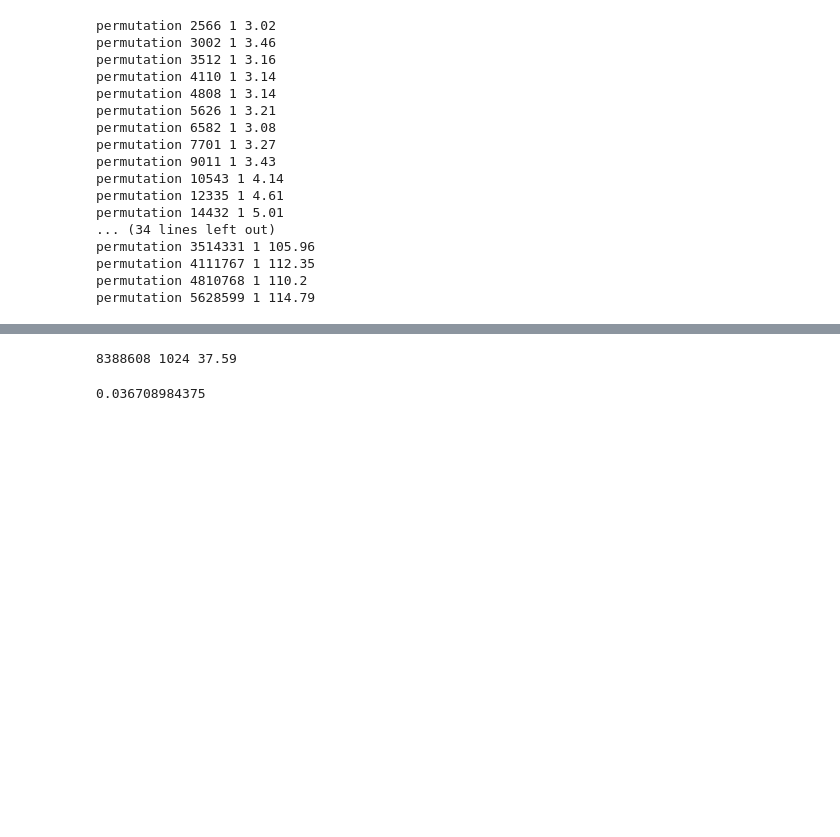
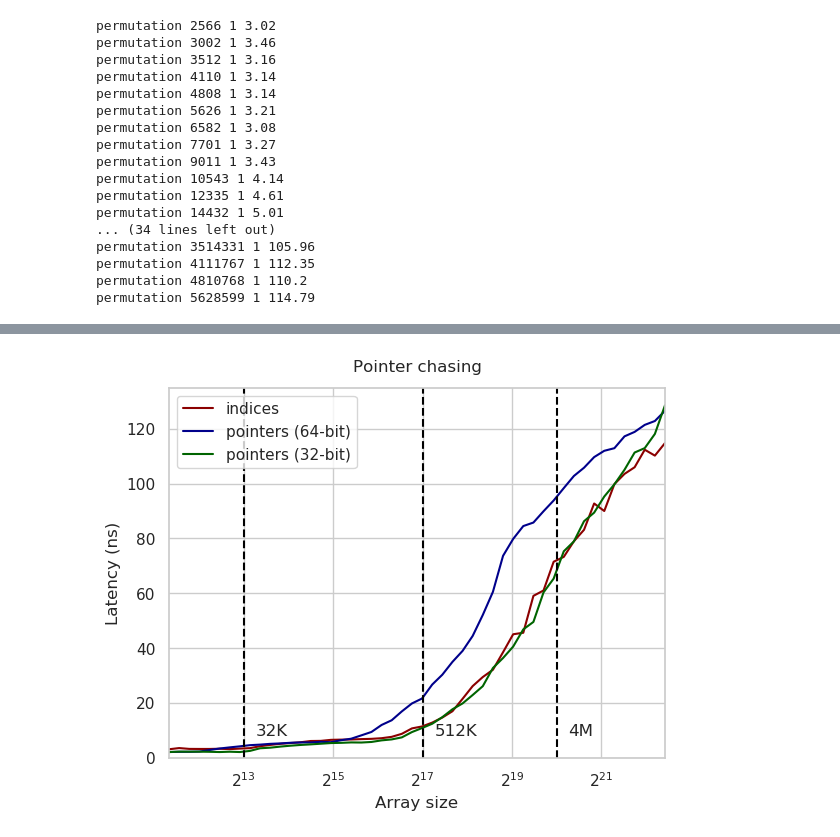
Before and after one commit to sslotin/amh-code, a Jupyter notebook: cpu-cache/plot.ipynb, the cells around one changed output, grey strips where cells are left out. Saved outputs shown, nothing was run; the diff lists cells and outputs as text; code cells hidden in the pictures; blank space fills up the shorter version.

```diff
--- a/cpu-cache/plot.ipynb
+++ b/cpu-cache/plot.ipynb
@@ -245,0 +325,2 @@ permutation 5628599 1 114.79
+# %%
+p32 = [bench('permutation-pointers', n, mode='-m32') for n in ns]
@@ -255,12 +404,7 @@ plot('while (true) k = p[k]', 'Increments per second ($10^9$)', 'permutation-lat
-# %%
-def f(n, d):
-    return bench(n, d) / d
-
-#t = [f(2**12 * 2**k, 2**k) for k in range(15)]
-#t
-
-page = 2**10
-f(2**13 * page, page)
-# %% [output]
-8388608 1024 37.59
-0.036708984375
+# %%
+plt.plot(ns, p, color='darkred', label='indices')
+plt.plot(ns, p64, color='darkblue', label='pointers (64-bit)')
+plt.plot(ns, p32, color='darkgreen', label='pointers (32-bit)')
+plot('Pointer chasing', 'Latency (ns)', 'permutation-p32.svg', 8, legend=True)
+# %% [output]
+[figure, added]
```
Also changed, not shown: parts of 24 cells of this notebook, 4 other files.
